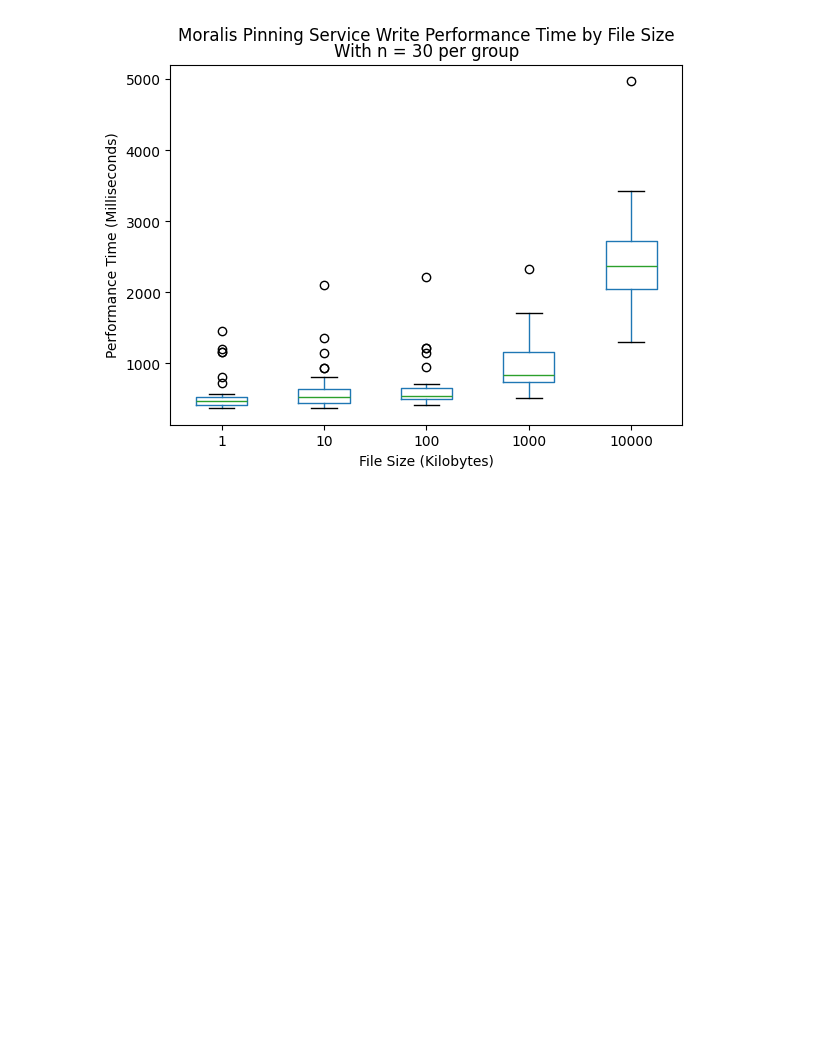
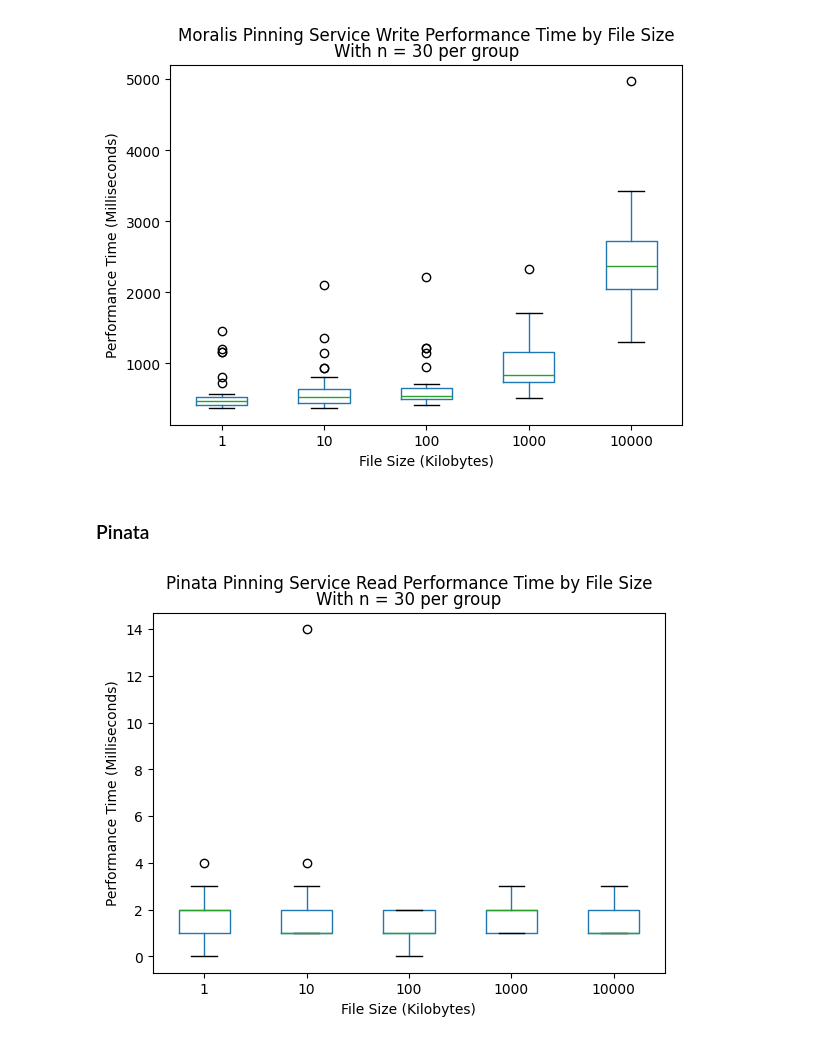
Before and after one commit to sid030sid/evaluation-vdic, a Jupyter notebook: evaluation.ipynb, the cells around one changed output. Drawn from its saved outputs; the diff is of its cells as text; code cells hidden in the pictures; blank space fills up the shorter version.

Commit message:
started final evaluation script

```diff
--- a/evaluation.ipynb
+++ b/evaluation.ipynb
@@ -76,3 +82,51 @@ plt.ylabel('Performance Time (Milliseconds)')
 plt.show()
 # %% [output]
 [figure]
+# %% [markdown]
+### Pinata
+# %%
+# import csv files, located test-data folder
+pinataReadPerformanceMeasurements = pd.read_csv(
+    './test-suite-pinning-service/pinata-read-performance-measurements.csv',
+    names=["timestamp", "operator", "operation", "file", "size", "performanceTime"]
+)
+pinataWritePerformanceMeasurements = pd.read_csv(
+    './test-suite-pinning-service/pinata-write-performance-measurements.csv',
+    names=["timestamp", "operator", "operation", "file", "size", "performanceTime"]
+)
+
+# cast for both dataframes the size column from object to base64
+pinataReadPerformanceMeasurements['size'] = pinataReadPerformanceMeasurements['size'].apply(pd.to_numeric, errors='coerce')
+pinataWritePerformanceMeasurements['size'] = pinataWritePerformanceMeasurements['size'].apply(pd.to_numeric, errors='coerce')
+
+# create column which assign each line to value 1, 10, 100, 1000, 10000 based on size. Each line's size value will be assigned to the closest value from the list
+values = [1, 10, 100, 1000, 10000]
+
+# Create a function to find the closest value
+def find_closest_value(x):
+    return min(values, key=lambda v: abs(v - x))
+
+# Apply the function to the 'size' column and create a new column 'sizeGroup'
+pinataReadPerformanceMeasurements['sizeGroup'] = pinataReadPerformanceMeasurements['size'].apply(find_closest_value)
+pinataWritePerformanceMeasurements['sizeGroup'] = pinataWritePerformanceMeasurements['size'].apply(find_closest_value)
+# %%
+# remove outliers
+cleanedPinataReadPerformanceMeasurements = pinataReadPerformanceMeasurements[
+    (pinataReadPerformanceMeasurements['performanceTime'] < 20)
+]
+
+# remove files with size nan
+cleanedPinataReadPerformanceMeasurements = cleanedPinataReadPerformanceMeasurements[
+    (cleanedPinataReadPerformanceMeasurements['size'].notna())
+]
+
+# create boxplot of performanceTime based on sizeGroup
+boxplot = cleanedPinataReadPerformanceMeasurements.boxplot(column=['performanceTime'], by='sizeGroup', grid=False)
+plt.title('With n = 30 per group')
+plt.suptitle('Pinata Pinning Service Read Performance Time by File Size')
+plt.xlabel('File Size (Kilobytes)')
+plt.ylabel('Performance Time (Milliseconds)')
+plt.savefig('./evaluation-figures/pinata-read-performance-time-by-file-size.png')
+plt.show()
+# %% [output]
+[figure, added]
```
Also changed, not shown: parts of 8 cells of this notebook, 5 other files.
